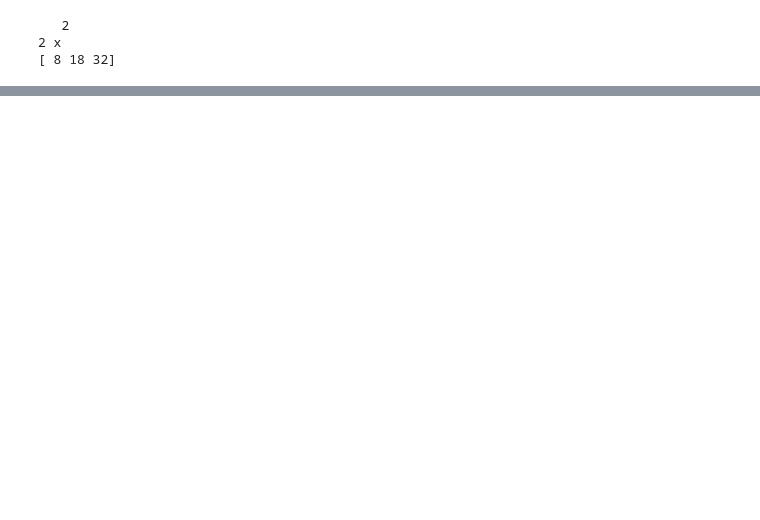
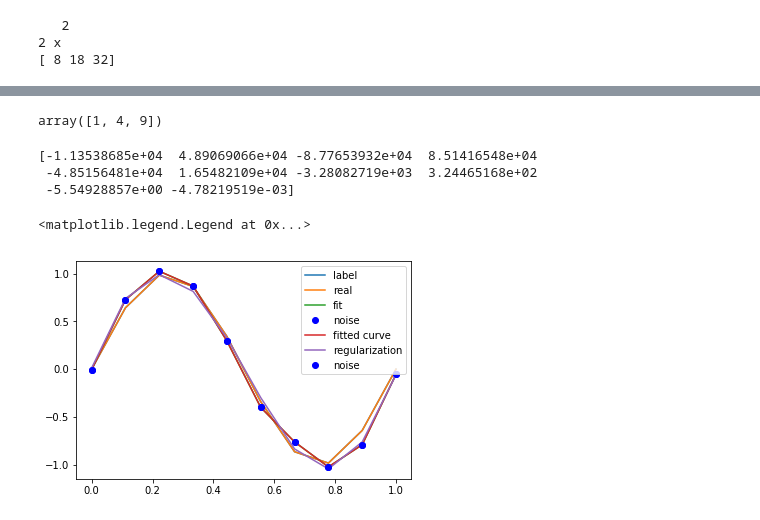
Before and after one commit to Dynamicwang/statistical-machine-learning, a Jupyter notebook: chapter 1.ipynb, the cells around one changed output, grey strips where cells are left out. Saved outputs shown, nothing was run; the diff lists cells and outputs as text; code cells hidden in the pictures; blank space fills up the shorter version.

```diff
--- a/chapter 1.ipynb
+++ b/chapter 1.ipynb
@@ -79,0 +87,20 @@ fitting(9)
+# %%
+a = [1,2,3]
+np.square(a)
+# %% [output]
+array([1, 4, 9])
+# %%
+p_init = np.random.rand(10)
+p_lsq_regular = leastsq(residuals_func_regulaization,p_init,args=(x,y_real))
+# %%
+plt.plot(x,real_func(x),label='label')
+plt.plot(x,np.poly1d(fitting(9))(x),label='fitted curve')
+plt.plot(x,np.poly1d(p_lsq_regular[0])(x),label='regularization')
+plt.plot(x,y_real,'bo',label='noise')
+plt.legend()
+# %% [output]
+[-1.13538685e+04  4.89069066e+04 -8.77653932e+04  8.51416548e+04
+ -4.85156481e+04  1.65482109e+04 -3.28082719e+03  3.24465168e+02
+ -5.54928857e+00 -4.78219519e-03]
+<matplotlib.legend.Legend at 0x...>
+[figure, added]
```
Also changed, not shown: parts of 7 cells of this notebook, 1 other file.
